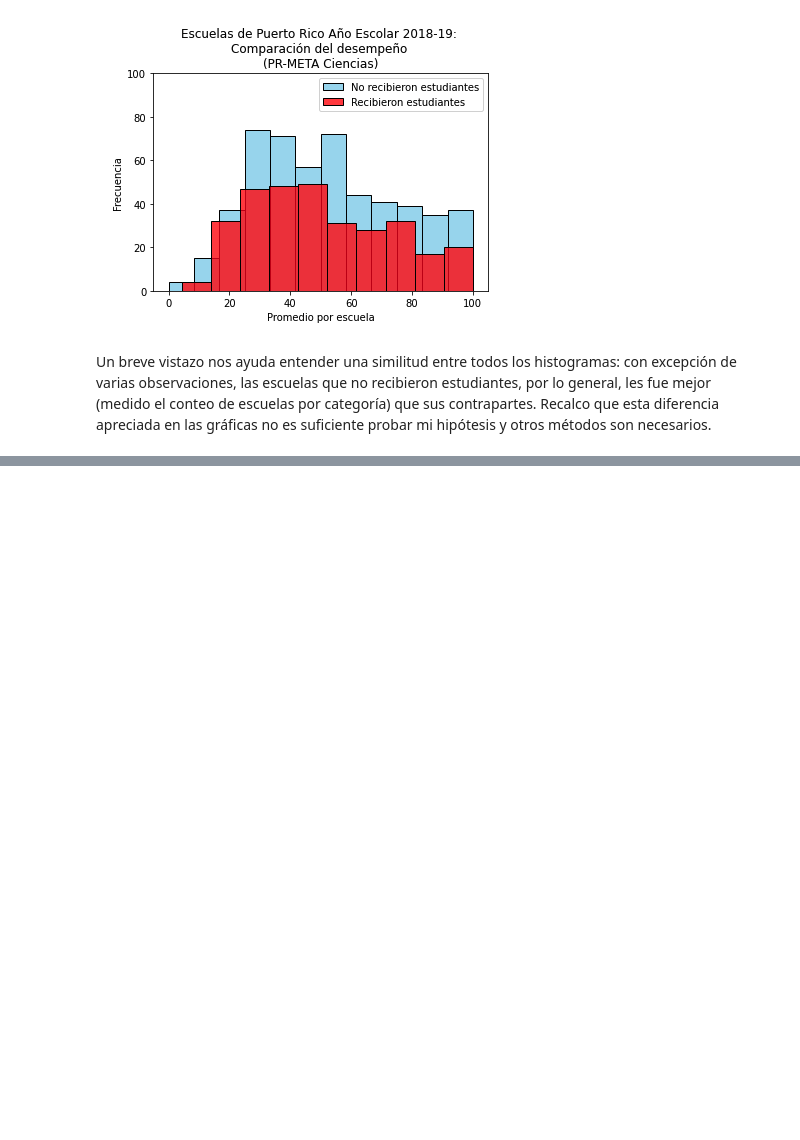
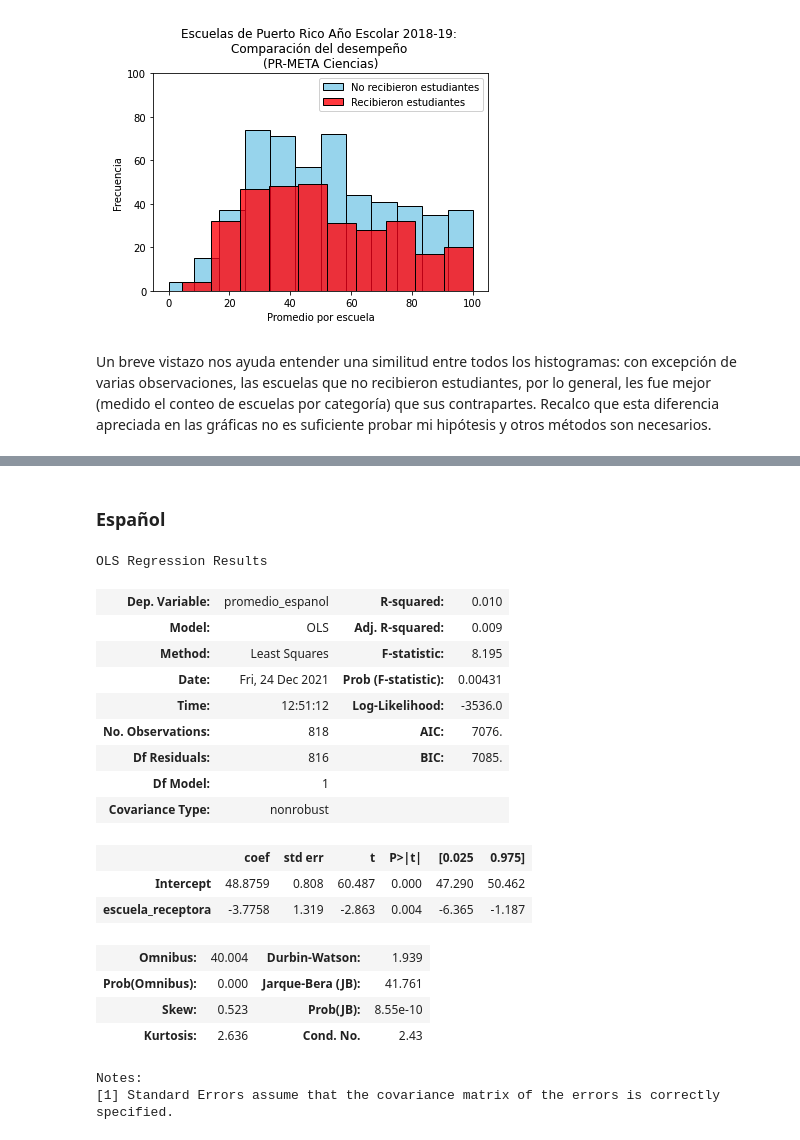
Before and after one commit to rivera-squared/Escuelas_PR, a Jupyter notebook: Escuelas de Puerto Rico.ipynb, the cells around one changed output, grey strips where cells are left out. Cells and saved outputs as stored; diff of their text form; code cells hidden in the pictures; blank space fills up the shorter version.

```diff
--- a/Escuelas de Puerto Rico.ipynb
+++ b/Escuelas de Puerto Rico.ipynb
@@ -66,0 +77,2 @@ Un breve vistazo nos ayuda entender una similitud entre todos los histogramas: c
+# %%
+df = pd.read_csv('/Users/edwardriverarivera/Documents/GitHub/Educacion_PR/Python/escuelas1819.csv')
@@ -66,0 +81,26 @@ Un breve vistazo nos ayuda entender una similitud entre todos los histogramas: c
+# %% [markdown]
+### Español
+# %%
+my_model_a = smf.ols('promedio_espanol ~ escuela_receptora', data=df)
+results = my_model_a.fit()
+results.summary()
+# %% [output]
+OLS Regression Results
+| Dep. Variable: | promedio_espanol | R-squared: | 0.010 |
+| Model: | OLS | Adj. R-squared: | 0.009 |
+| Method: | Least Squares | F-statistic: | 8.195 |
+| Date: | Fri, 24 Dec 2021 | Prob (F-statistic): | 0.00431 |
+| Time: | 12:51:12 | Log-Likelihood: | -3536.0 |
+| No. Observations: | 818 | AIC: | 7076. |
+| Df Residuals: | 816 | BIC: | 7085. |
+| Df Model: | 1 |  |  |
+| Covariance Type: | nonrobust |  |  |
+|  | coef | std err | t | P>|t| | [0.025 | 0.975] |
+| Intercept | 48.8759 | 0.808 | 60.487 | 0.000 | 47.290 | 50.462 |
+| escuela_receptora | -3.7758 | 1.319 | -2.863 | 0.004 | -6.365 | -1.187 |
+| Omnibus: | 40.004 | Durbin-Watson: | 1.939 |
+| Prob(Omnibus): | 0.000 | Jarque-Bera (JB): | 41.761 |
+| Skew: | 0.523 | Prob(JB): | 8.55e-10 |
+| Kurtosis: | 2.636 | Cond. No. | 2.43 |
+Notes:
+[1] Standard Errors assume that the covariance matrix of the errors is correctly specified.
```
Also changed, not shown: parts of 16 cells of this notebook.
